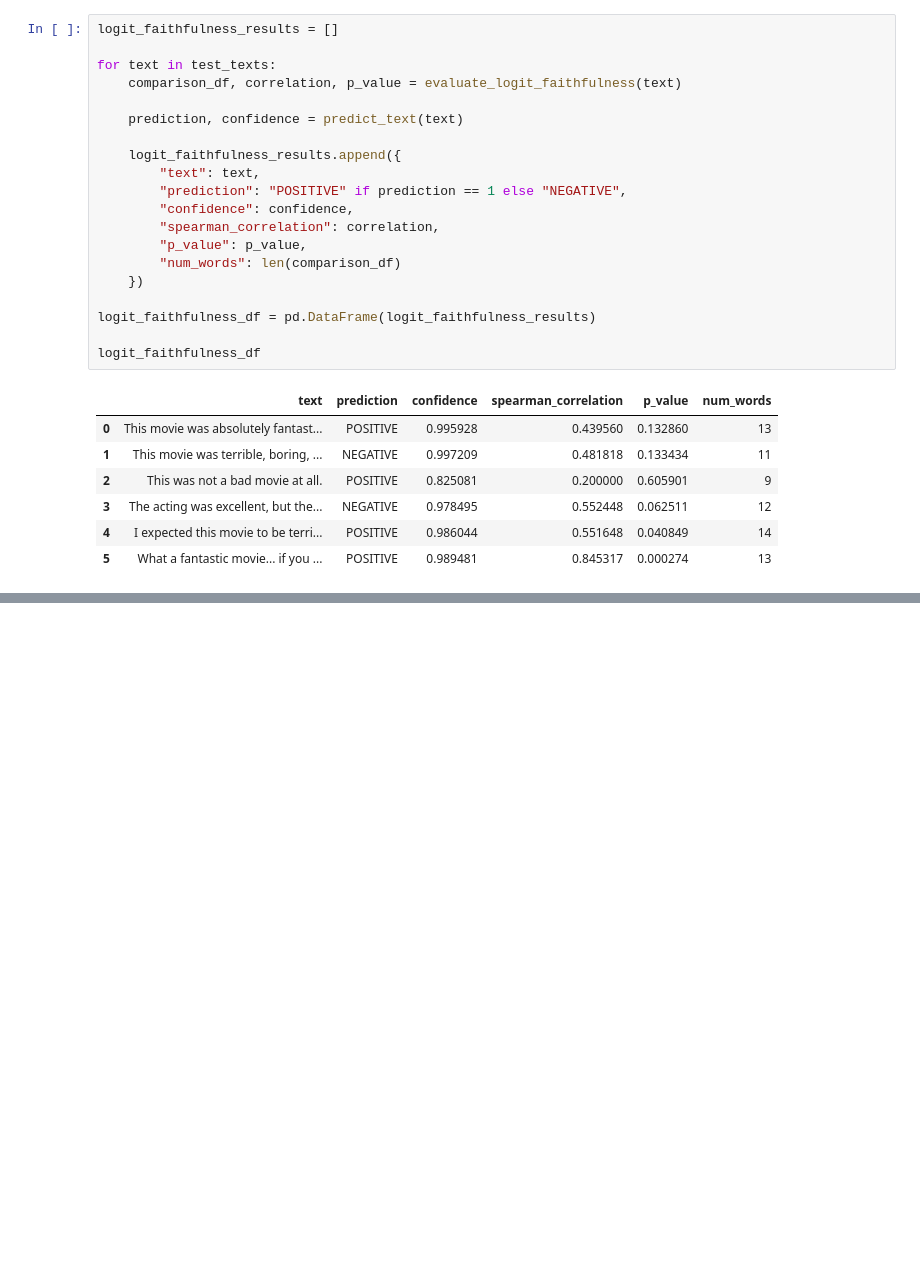
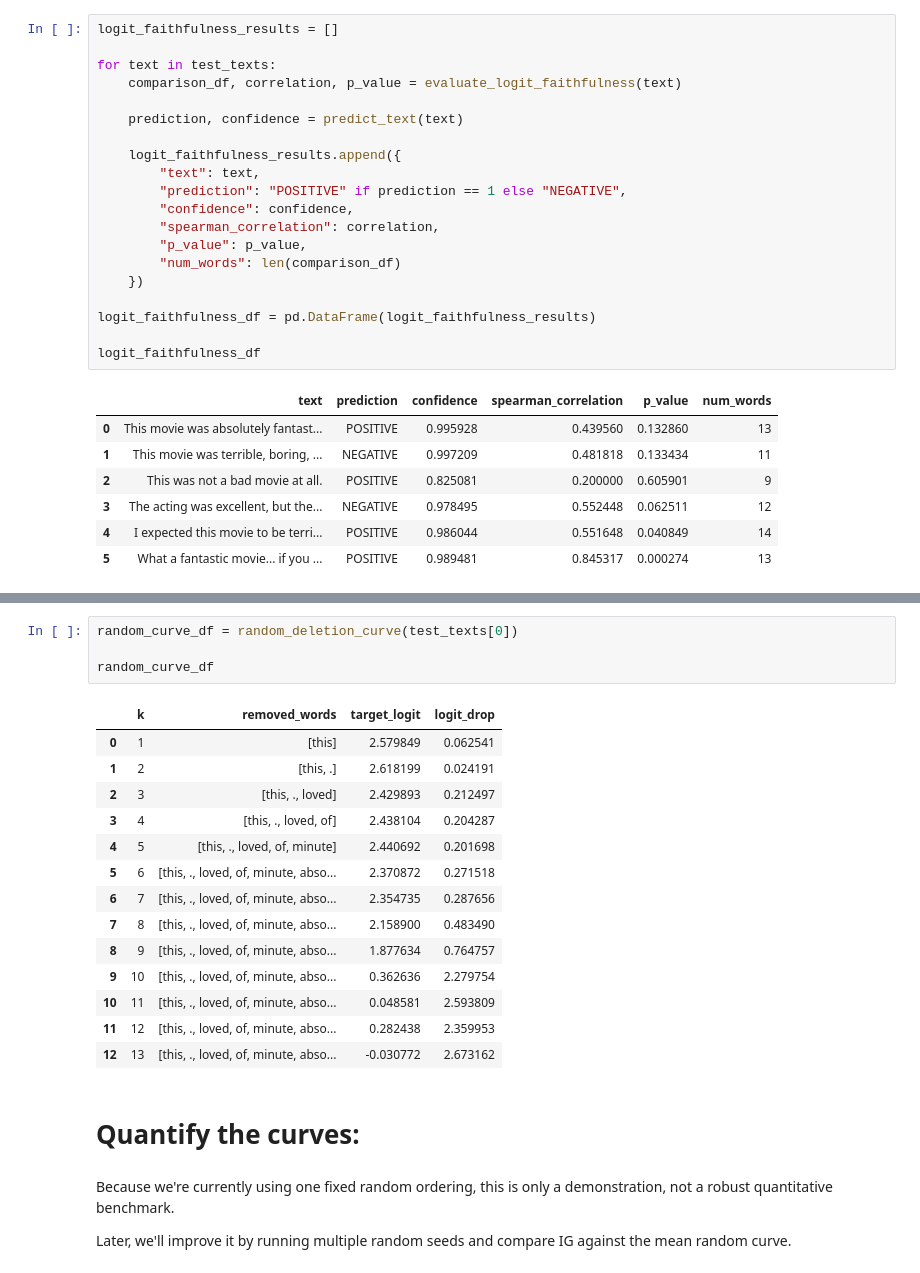
Before and after one commit to jordan-dsouza/xray-transformers, a Jupyter notebook: notebooks/robustness.ipynb, the cells around one changed output, grey strips where cells are left out. Saved outputs shown, nothing was run; the diff lists cells and outputs as text; blank space fills up the shorter version.

```diff
--- a/notebooks/robustness.ipynb
+++ b/notebooks/robustness.ipynb
@@ -401,0 +511,25 @@ logit_faithfulness_df
+# %%
+random_curve_df = random_deletion_curve(test_texts[0])
+
+random_curve_df
+# %% [output]
+|  | k | removed_words | target_logit | logit_drop |
+| 0 | 1 | [this] | 2.579849 | 0.062541 |
+| 1 | 2 | [this, .] | 2.618199 | 0.024191 |
+| 2 | 3 | [this, ., loved] | 2.429893 | 0.212497 |
+| 3 | 4 | [this, ., loved, of] | 2.438104 | 0.204287 |
+| 4 | 5 | [this, ., loved, of, minute] | 2.440692 | 0.201698 |
+| 5 | 6 | [this, ., loved, of, minute, abso... | 2.370872 | 0.271518 |
+| 6 | 7 | [this, ., loved, of, minute, abso... | 2.354735 | 0.287656 |
+| 7 | 8 | [this, ., loved, of, minute, abso... | 2.158900 | 0.483490 |
+| 8 | 9 | [this, ., loved, of, minute, abso... | 1.877634 | 0.764757 |
+| 9 | 10 | [this, ., loved, of, minute, abso... | 0.362636 | 2.279754 |
+| 10 | 11 | [this, ., loved, of, minute, abso... | 0.048581 | 2.593809 |
+| 11 | 12 | [this, ., loved, of, minute, abso... | 0.282438 | 2.359953 |
+| 12 | 13 | [this, ., loved, of, minute, abso... | -0.030772 | 2.673162 |
+# %% [markdown]
+# Quantify the curves:
+# %% [markdown]
+Because we're currently using one fixed random ordering, this is only a demonstration, not a robust quantitative benchmark.
+
+Later, we'll improve it by running multiple random seeds and compare IG against the mean random curve.
```
Also changed, not shown: parts of 7 cells of this notebook.
